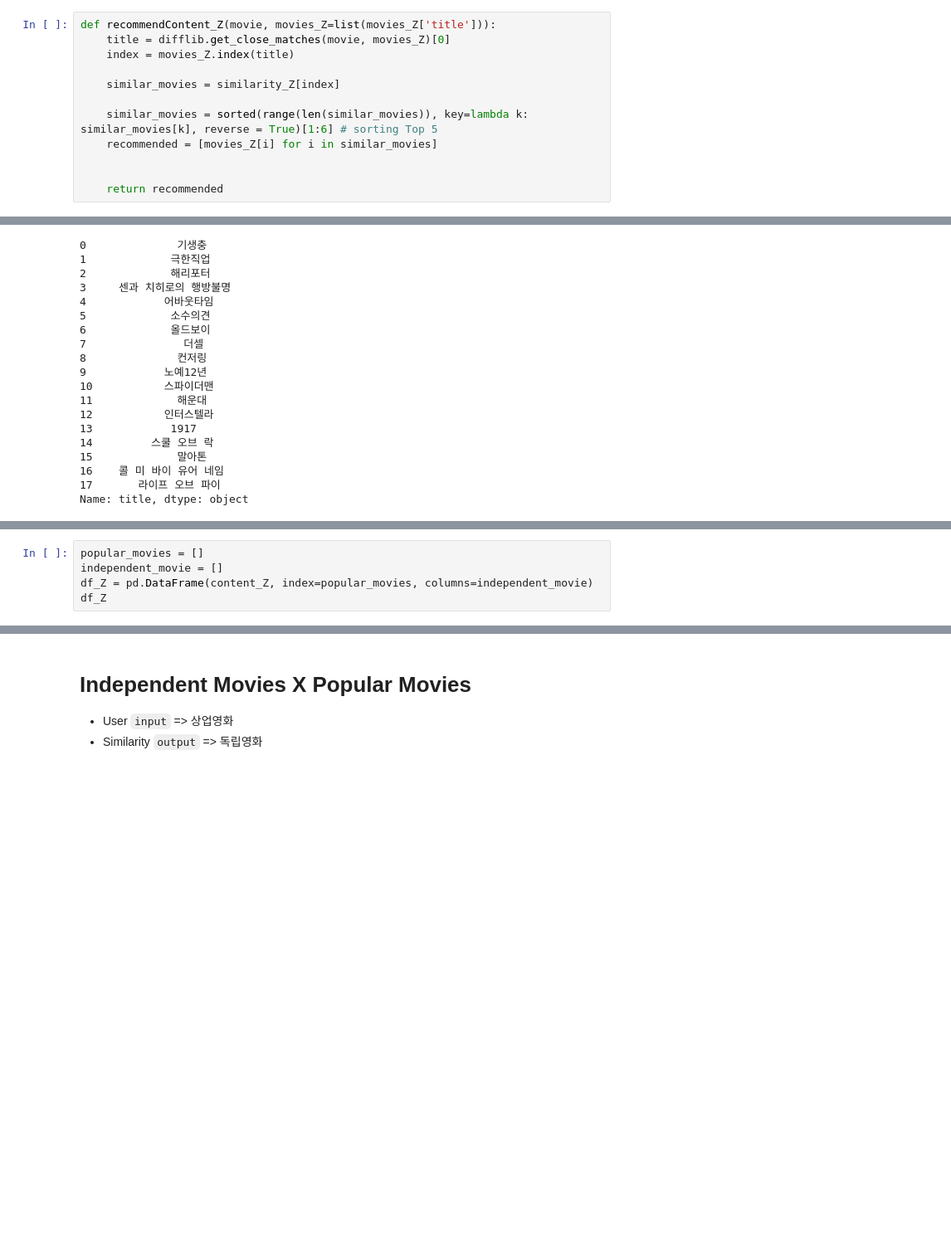
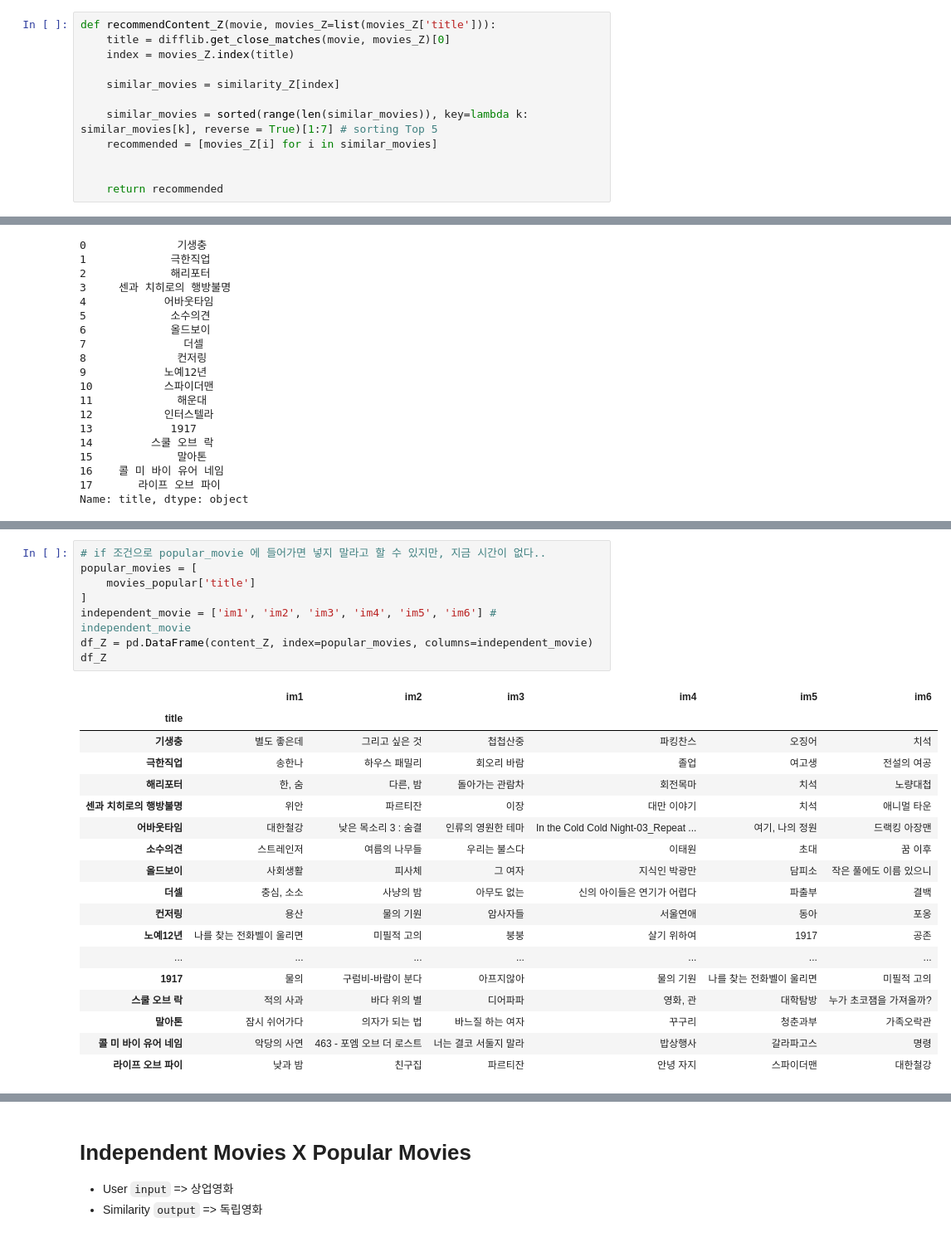
Before and after one commit to ChriSangHoon/Elice-Data-project-Data-analysis-, a Jupyter notebook: recommendation_system-similarity_popular.ipynb, the cells around one changed output, grey strips where cells are left out. Shown at 83% size. Drawn from its saved outputs; the diff is of its cells as text; blank space fills up the shorter version.

```diff
--- a/recommendation_system-similarity_popular.ipynb
+++ b/recommendation_system-similarity_popular.ipynb
@@ -352,7 +352,7 @@ def recommendContent_Z(movie, movies_Z=list(movies_Z['title'])):
 
     similar_movies = similarity_Z[index]
 
-    similar_movies = sorted(range(len(similar_movies)), key=lambda k: similar_movies[k], reverse = True)[1:6] # sorting Top 5
+    similar_movies = sorted(range(len(similar_movies)), key=lambda k: similar_movies[k], reverse = True)[1:7] # sorting Top 5
     recommended = [movies_Z[i] for i in similar_movies]
 
 
@@ -465,6 +465,28 @@ content_Z
-# %%
-popular_movies = []
-independent_movie = []
-df_Z = pd.DataFrame(content_Z, index=popular_movies, columns=independent_movie)
-df_Z
+# %%
+# if 조건으로 popular_movie 에 들어가면 넣지 말라고 할 수 있지만, 지금 시간이 없다..
+popular_movies = [
+    movies_popular['title']
+]
+independent_movie = ['im1', 'im2', 'im3', 'im4', 'im5', 'im6'] # independent_movie
+df_Z = pd.DataFrame(content_Z, index=popular_movies, columns=independent_movie)
+df_Z
+# %% [output]
+|  | im1 | im2 | im3 | im4 | im5 | im6 |
+| title |  |  |  |  |  |  |
+| 기생충 | 별도 좋은데 | 그리고 싶은 것 | 첩첩산중 | 파킹찬스 | 오징어 | 치석 |
+| 극한직업 | 송한나 | 하우스 패밀리 | 회오리 바람 | 졸업 | 여고생 | 전설의 여공 |
+| 해리포터 | 한, 숨 | 다른, 밤 | 돌아가는 관람차 | 회전목마 | 치석 | 노량대첩 |
+| 센과 치히로의 행방불명 | 위안 | 파르티잔 | 이장 | 대만 이야기 | 치석 | 애니멀 타운 |
+| 어바웃타임 | 대한철강 | 낮은 목소리 3 : 숨결 | 인류의 영원한 테마 | In the Cold Cold Night-03_Repeat ... | 여기, 나의 정원 | 드랙킹 아장맨 |
+| 소수의견 | 스트레인저 | 여름의 나무들 | 우리는 불스다 | 이태원 | 초대 | 꿈 이후 |
+| 올드보이 | 사회생활 | 피사체 | 그 여자 | 지식인 박광만 | 담피소 | 작은 풀에도 이름 있으니 |
+| 더셀 | 충심, 소소 | 사냥의 밤 | 아무도 없는 | 신의 아이들은 연기가 어렵다 | 파출부 | 결백 |
+| 컨저링 | 용산 | 물의 기원 | 암사자들 | 서울연애 | 동아 | 포옹 |
+| 노예12년 | 나를 찾는 전화벨이 울리면 | 미필적 고의 | 붕붕 | 살기 위하여 | 1917 | 공존 |
+| ... | ... | ... | ... | ... | ... | ... |
+| 1917 | 물의 | 구럼비-바람이 분다 | 아프지않아 | 물의 기원 | 나를 찾는 전화벨이 울리면 | 미필적 고의 |
+| 스쿨 오브 락 | 적의 사과 | 바다 위의 별 | 디어파파 | 영화, 관 | 대학탐방 | 누가 초코잼을 가져올까? |
+| 말아톤 | 잠시 쉬어가다 | 의자가 되는 법 | 바느질 하는 여자 | 꾸구리 | 청춘과부 | 가족오락관 |
+| 콜 미 바이 유어 네임 | 악당의 사연 | 463 - 포엠 오브 더 로스트 | 너는 결코 서둘지 말라 | 밥상행사 | 갈라파고스 | 명령 |
+| 라이프 오브 파이 | 낮과 밤 | 친구집 | 파르티잔 | 안녕 자지 | 스파이더맨 | 대한철강 |
 # %%
```
Also changed, not shown: parts of 6 cells of this notebook, 2 other files.
